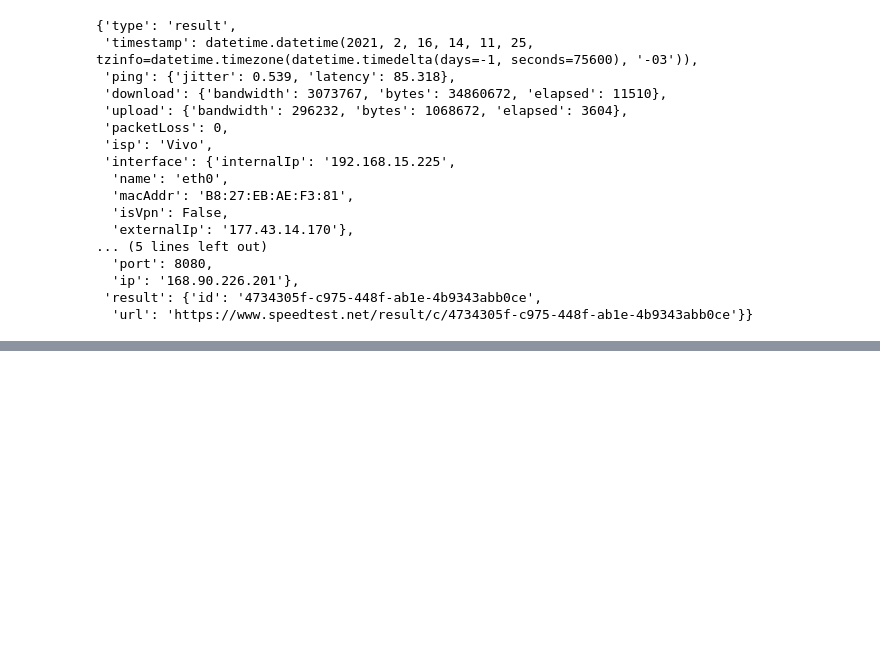
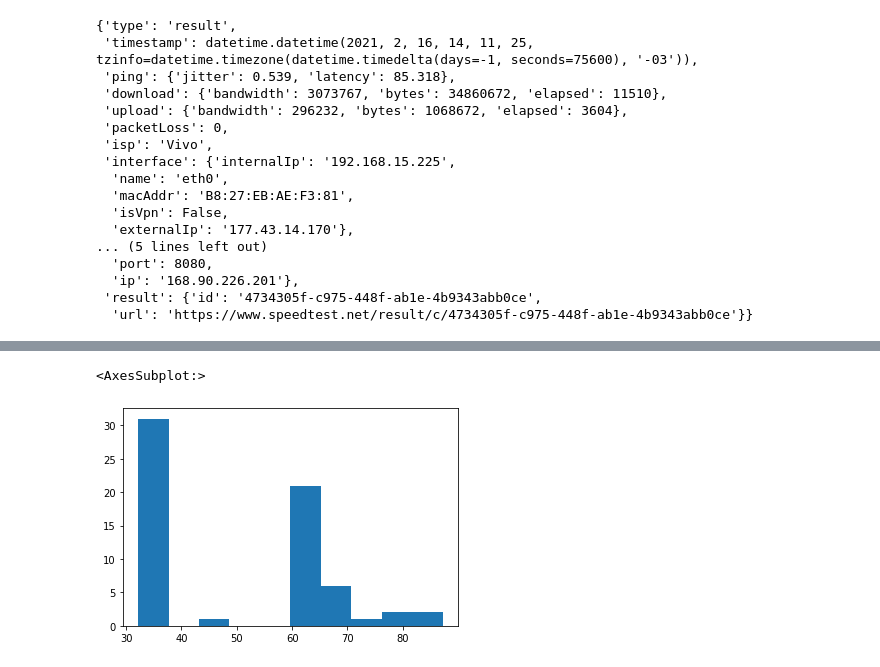
Before and after one commit to AugustoQueiroz/SpeedTestResults, a Jupyter notebook: exploration.ipynb, the cells around one changed output, grey strips where cells are left out. Drawn from its saved outputs; the diff is of its cells as text; code cells hidden in the pictures; blank space fills up the shorter version.

```diff
--- a/exploration.ipynb
+++ b/exploration.ipynb
@@ -81,0 +35,5 @@ plt.hist(upload_bandwidths_in_Mbps)
+# %%
+results.plot_hist(('ping', 'latency'))
+# %% [output]
+<AxesSubplot:>
+[figure, added]
```
Also changed, not shown: parts of 12 cells of this notebook.
